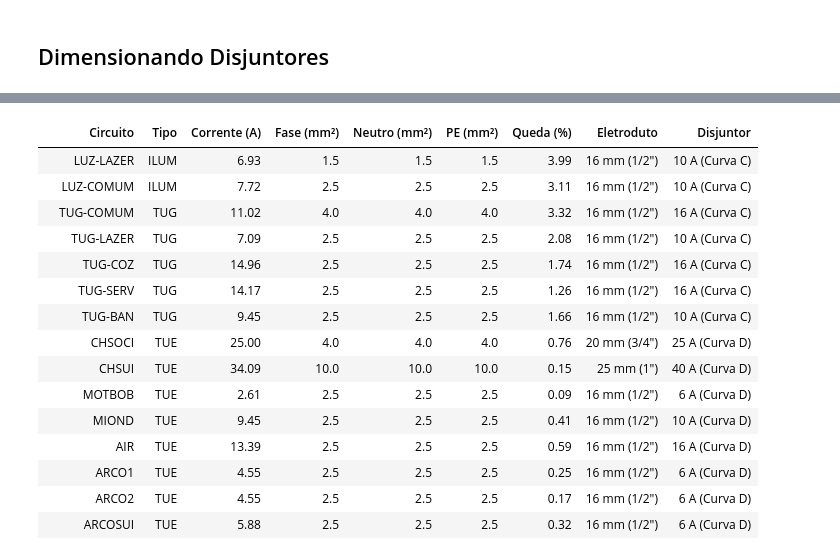
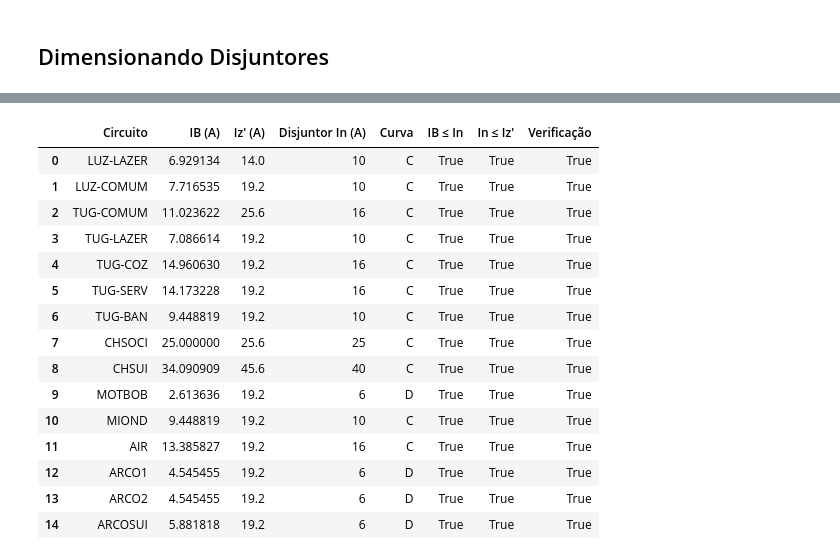
Before and after one commit to emotta3/Instalacoes, a Jupyter notebook: Trabalho/Trabalho_Inst.ipynb, the cells around one changed output, grey strips where cells are left out. Saved outputs shown, nothing was run; the diff lists cells and outputs as text; code cells hidden in the pictures.

```diff
--- a/Trabalho/Trabalho_Inst.ipynb
+++ b/Trabalho/Trabalho_Inst.ipynb
@@ -2017,52 +2024,25 @@ display(df_projeto_executivo)
 # %% [markdown]
 ## Dimensionando Disjuntores
 # %%
-X_QDC, Y_QDC, Z_QDC = 5.5, 4.5, 1.4
-dados_dimensionamento_final = []
+# Seleção de disjuntores: primeiro valor padronizado que satisfaz IB <= In <= Iz'.
+disjuntores_padrao = [6, 10, 16, 20, 25, 32, 40, 50, 63]
+tipos_curva_D = {"MOTBOB", "ARCO1", "ARCO2", "ARCOSUI"}
 
+dados_disjuntores_corrigidos = []
 for circuito in circuitos_projeto:
-
-    eh_trifasico = (circuito.tensao > 127)
-    num_fases = 2 if eh_trifasico else 1
-
-    res_amp = circuito.calcular_secao_dimensionada(temp_ambiente=30, agrupamento=2)
-    secao_pela_ampacidade = res_amp["secao_final"]
-    corrente_corrigida_iz = res_amp["corrente_corrigida"]
-
-    res_queda = circuito.calcular_secao_queda_tensao_otimizada(
-        secao_ampacidade=secao_pela_ampacidade,
-        x_qdc=X_QDC, y_qdc=Y_QDC, z_qdc=Z_QDC,
-        delta_v_adm_pct=4.0
-    )
-    secao_fase_adotada = res_queda["secao_comercial_final"]
-
-    secao_neutro = circuito.calcular_secao_neutro(secao_fase=secao_fase_adotada, circuito_trifasico=eh_trifasico)
-    secao_pe = circuito.calcular_secao_pe(secao_fase=secao_fase_adotada)
-
-    res_eletroduto = circuito.calcular_eletroduto(
-        secao_fase=secao_fase_adotada,
-        secao_neutro=secao_neutro,
-        secao_pe=secao_pe,
-        num_fases=num_fases
-    )
-
-    res_disjuntor = circuito.especificar_disjuntor(corrente_corrigida_iz=corrente_corrigida_iz)
-
-    dados_dimensionamento_final.append({
-        "Circuito": circuito.nome,
-        "Tipo": circuito.tipo,
-        "Corrente (A)": res_queda["corrente_projeto_a"],
-        "Fase (mm²)": secao_fase_adotada,
-        "Neutro (mm²)": secao_neutro,
-        "PE (mm²)": secao_pe,
-        "Queda (%)": res_queda["queda_tensao_real_pct"],
-        "Eletroduto": res_eletroduto["eletroduto"],
-        "Disjuntor": f"{res_disjuntor['disjuntor_in']} A ({res_disjuntor['curva']})"
+    d = df_etapa4_corrigido.loc[df_etapa4_corrigido["Circuito"] == circuito.nome].iloc[0]
+    Ib = float(d["IB (A)"])
+    Izp = float(d["Iz' final (A)"])
+    In = next(v for v in disjuntores_padrao if v >= Ib and v <= Izp + 1e-9)
+    curva = "D" if circuito.nome in tipos_curva_D else "C"
+    dados_disjuntores_corrigidos.append({
+        "Circuito": circuito.nome, "IB (A)": Ib, "Iz' (A)": Izp,
+        "Disjuntor In (A)": In, "Curva": curva,
+        "IB ≤ In": Ib <= In, "In ≤ Iz'": In <= Izp + 1e-9,
+        "Verificação": (Ib <= In) and (In <= Izp + 1e-9)
     })
 
-df_projeto_executivo = pd.DataFrame(dados_dimensionamento_final)
-df_projeto_executivo.index = [''] * len(df_projeto_executivo)
-
-print("--- QUADRO GERAL DE CARGAS E PROTEÇÕES (NBR 5410) ---")
-display(df_projeto_executivo)
+df_disjuntores_corrigidos = pd.DataFrame(dados_disjuntores_corrigidos)
+print("--- VERIFICAÇÃO IB ≤ In ≤ Iz' ---")
+display(df_disjuntores_corrigidos)
 # %% [output]
@@ -2070,16 +2050,16 @@ display(df_projeto_executivo)
-|  | Circuito | Tipo | Corrente (A) | Fase (mm²) | Neutro (mm²) | PE (mm²) | Queda (%) | Eletroduto | Disjuntor |
-|  | LUZ-LAZER | ILUM | 6.93 | 1.5 | 1.5 | 1.5 | 3.99 | 16 mm (1/2") | 10 A (Curva C) |
-|  | LUZ-COMUM | ILUM | 7.72 | 2.5 | 2.5 | 2.5 | 3.11 | 16 mm (1/2") | 10 A (Curva C) |
-|  | TUG-COMUM | TUG | 11.02 | 4.0 | 4.0 | 4.0 | 3.32 | 16 mm (1/2") | 16 A (Curva C) |
-|  | TUG-LAZER | TUG | 7.09 | 2.5 | 2.5 | 2.5 | 2.08 | 16 mm (1/2") | 10 A (Curva C) |
-|  | TUG-COZ | TUG | 14.96 | 2.5 | 2.5 | 2.5 | 1.74 | 16 mm (1/2") | 16 A (Curva C) |
-|  | TUG-SERV | TUG | 14.17 | 2.5 | 2.5 | 2.5 | 1.26 | 16 mm (1/2") | 16 A (Curva C) |
-|  | TUG-BAN | TUG | 9.45 | 2.5 | 2.5 | 2.5 | 1.66 | 16 mm (1/2") | 10 A (Curva C) |
-|  | CHSOCI | TUE | 25.00 | 4.0 | 4.0 | 4.0 | 0.76 | 20 mm (3/4") | 25 A (Curva D) |
-|  | CHSUI | TUE | 34.09 | 10.0 | 10.0 | 10.0 | 0.15 | 25 mm (1") | 40 A (Curva D) |
-|  | MOTBOB | TUE | 2.61 | 2.5 | 2.5 | 2.5 | 0.09 | 16 mm (1/2") | 6 A (Curva D) |
-|  | MIOND | TUE | 9.45 | 2.5 | 2.5 | 2.5 | 0.41 | 16 mm (1/2") | 10 A (Curva D) |
-|  | AIR | TUE | 13.39 | 2.5 | 2.5 | 2.5 | 0.59 | 16 mm (1/2") | 16 A (Curva D) |
-|  | ARCO1 | TUE | 4.55 | 2.5 | 2.5 | 2.5 | 0.25 | 16 mm (1/2") | 6 A (Curva D) |
-|  | ARCO2 | TUE | 4.55 | 2.5 | 2.5 | 2.5 | 0.17 | 16 mm (1/2") | 6 A (Curva D) |
-|  | ARCOSUI | TUE | 5.88 | 2.5 | 2.5 | 2.5 | 0.32 | 16 mm (1/2") | 6 A (Curva D) |
+|  | Circuito | IB (A) | Iz' (A) | Disjuntor In (A) | Curva | IB ≤ In | In ≤ Iz' | Verificação |
+| 0 | LUZ-LAZER | 6.929134 | 14.0 | 10 | C | True | True | True |
+| 1 | LUZ-COMUM | 7.716535 | 19.2 | 10 | C | True | True | True |
+| 2 | TUG-COMUM | 11.023622 | 25.6 | 16 | C | True | True | True |
+| 3 | TUG-LAZER | 7.086614 | 19.2 | 10 | C | True | True | True |
+| 4 | TUG-COZ | 14.960630 | 19.2 | 16 | C | True | True | True |
+| 5 | TUG-SERV | 14.173228 | 19.2 | 16 | C | True | True | True |
+| 6 | TUG-BAN | 9.448819 | 19.2 | 10 | C | True | True | True |
+| 7 | CHSOCI | 25.000000 | 25.6 | 25 | C | True | True | True |
+| 8 | CHSUI | 34.090909 | 45.6 | 40 | C | True | True | True |
+| 9 | MOTBOB | 2.613636 | 19.2 | 6 | D | True | True | True |
+| 10 | MIOND | 9.448819 | 19.2 | 10 | C | True | True | True |
+| 11 | AIR | 13.385827 | 19.2 | 16 | C | True | True | True |
+| 12 | ARCO1 | 4.545455 | 19.2 | 6 | D | True | True | True |
+| 13 | ARCO2 | 4.545455 | 19.2 | 6 | D | True | True | True |
+| 14 | ARCOSUI | 5.881818 | 19.2 | 6 | D | True | True | True |
```
Also changed, not shown: parts of 27 cells of this notebook, 1 other file.
